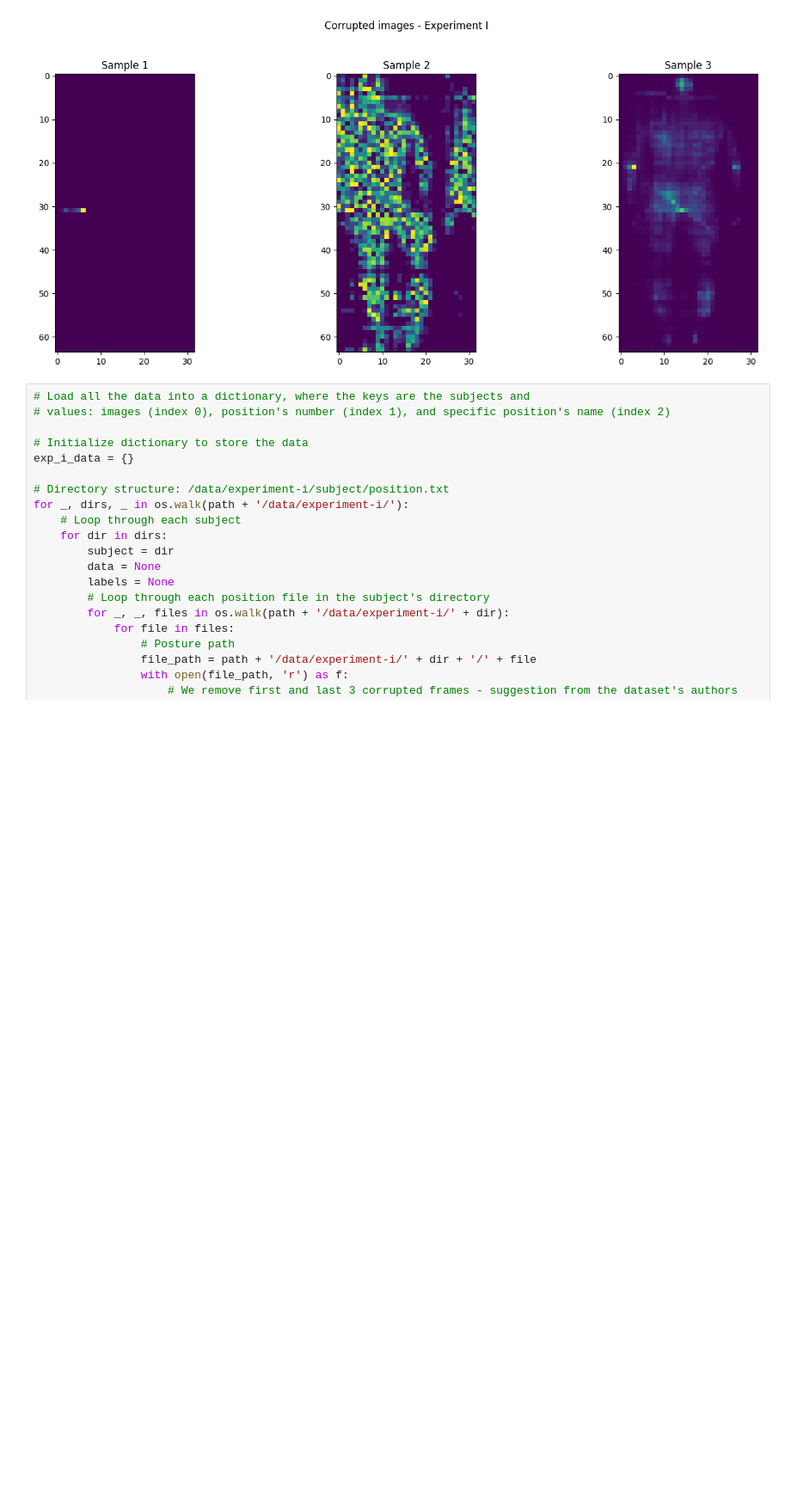
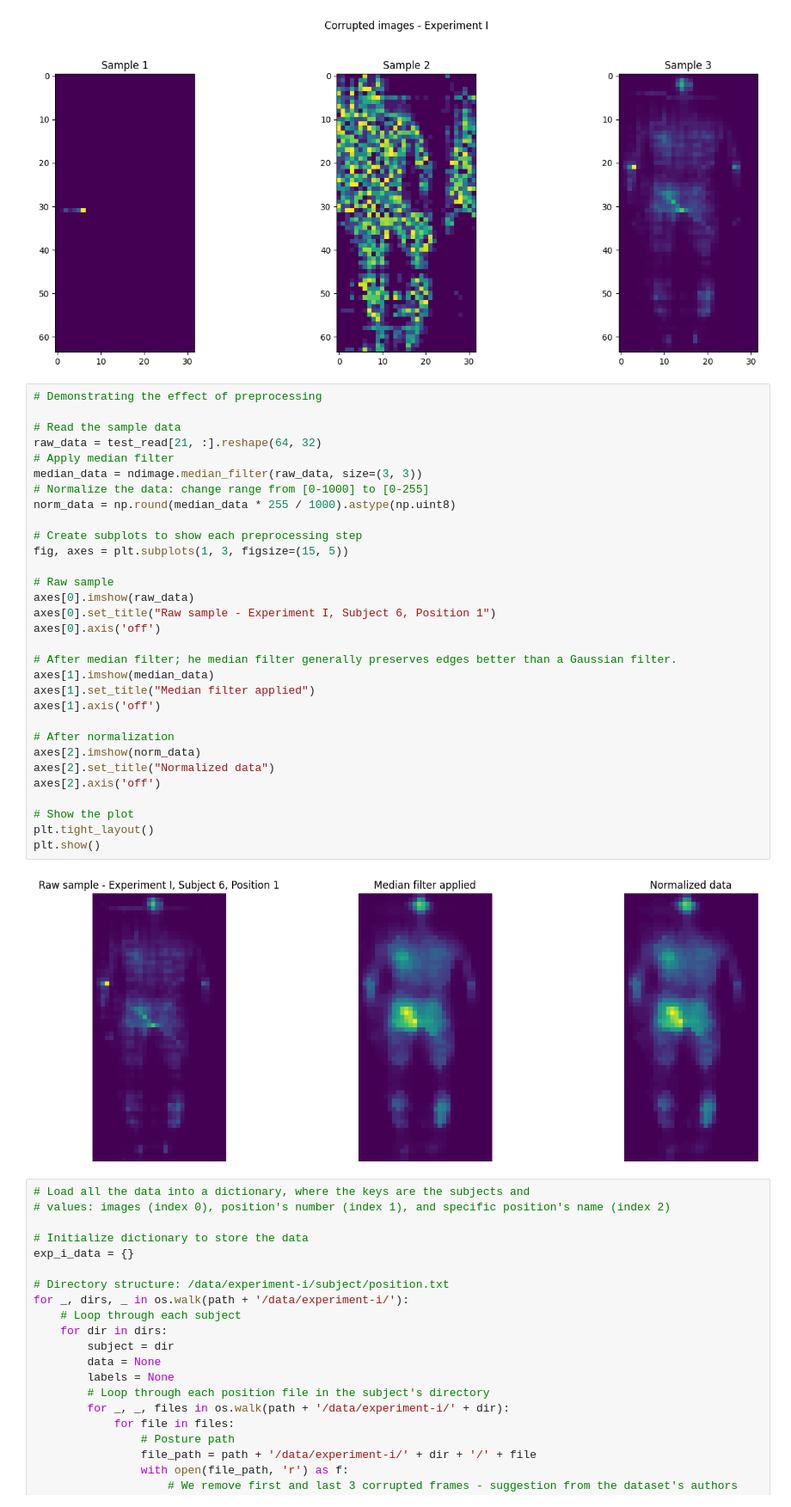
Before and after one commit to sofiapopetrogu/HDA, a Jupyter notebook: hda_project_new.ipynb, the cells around one changed output. Shown at 86% size. Saved outputs shown, nothing was run; the diff lists cells and outputs as text; blank space fills up the shorter version.

Commit message:
showing effect of pre-processing

```diff
--- a/hda_project_new.ipynb
+++ b/hda_project_new.ipynb
@@ -151,6 +161,39 @@ plt.tight_layout(rect=[0, 0, 1, 0.95])  # Adjust layout to fit the title
 plt.show()
 # %% [output]
 [figure]
+# %%
+# Demonstrating the effect of preprocessing
+
+# Read the sample data
+raw_data = test_read[21, :].reshape(64, 32)
+# Apply median filter
+median_data = ndimage.median_filter(raw_data, size=(3, 3))
+# Normalize the data: change range from [0-1000] to [0-255]
+norm_data = np.round(median_data * 255 / 1000).astype(np.uint8)
+
+# Create subplots to show each preprocessing step
+fig, axes = plt.subplots(1, 3, figsize=(15, 5))
+
+# Raw sample
+axes[0].imshow(raw_data)
+axes[0].set_title("Raw sample - Experiment I, Subject 6, Position 1")
+axes[0].axis('off')
+
+# After median filter; he median filter generally preserves edges better than a Gaussian filter.
+axes[1].imshow(median_data)
+axes[1].set_title("Median filter applied")
+axes[1].axis('off')
+
+# After normalization
+axes[2].imshow(norm_data)
+axes[2].set_title("Normalized data")
+axes[2].axis('off')
+
+# Show the plot
+plt.tight_layout()
+plt.show()
+# %% [output]
+[figure, added]
 # %%
 # Load all the data into a dictionary, where the keys are the subjects and
 # values: images (index 0), position's number (index 1), and specific position's name (index 2)
```
Also changed, not shown: parts of 7 cells of this notebook.
